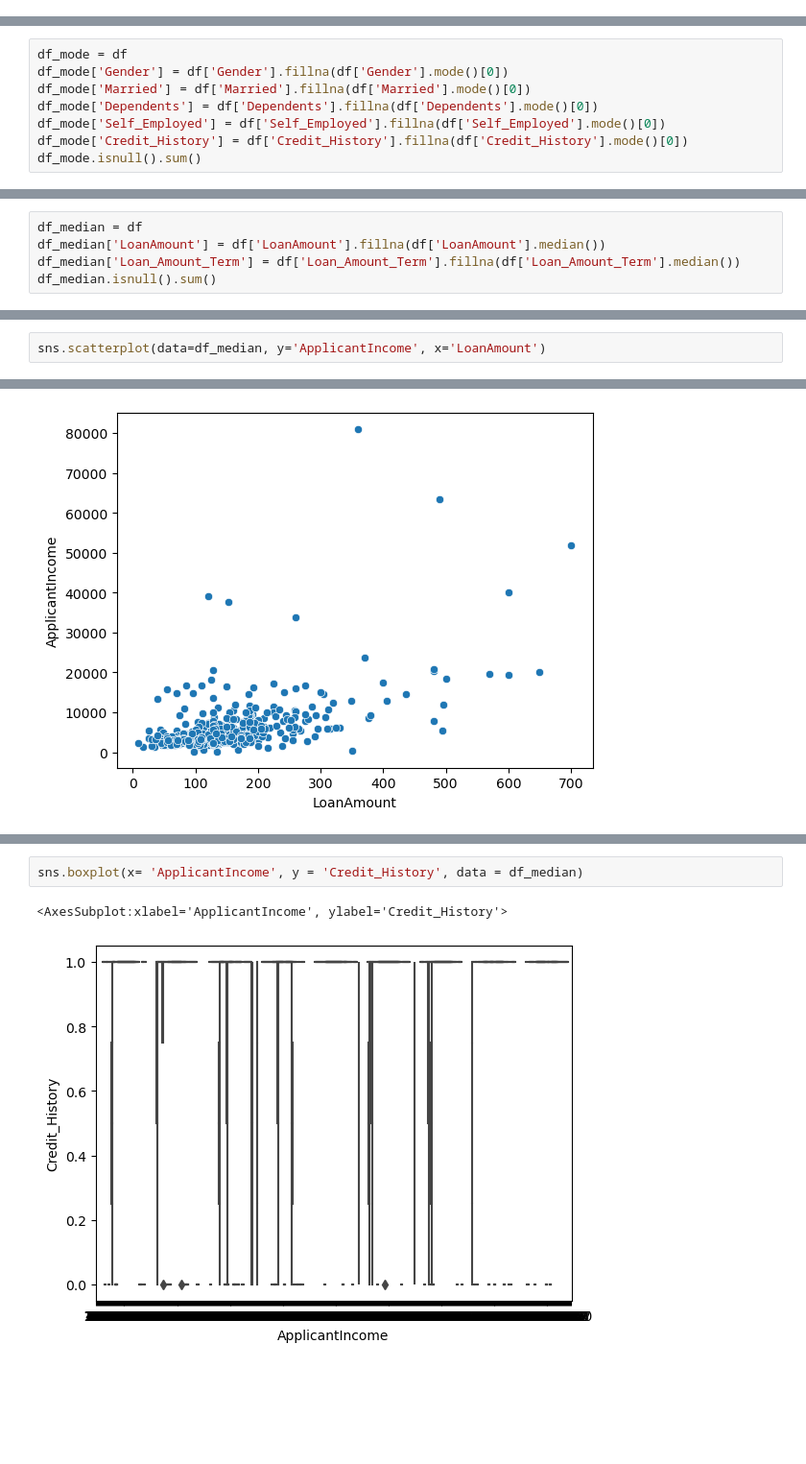
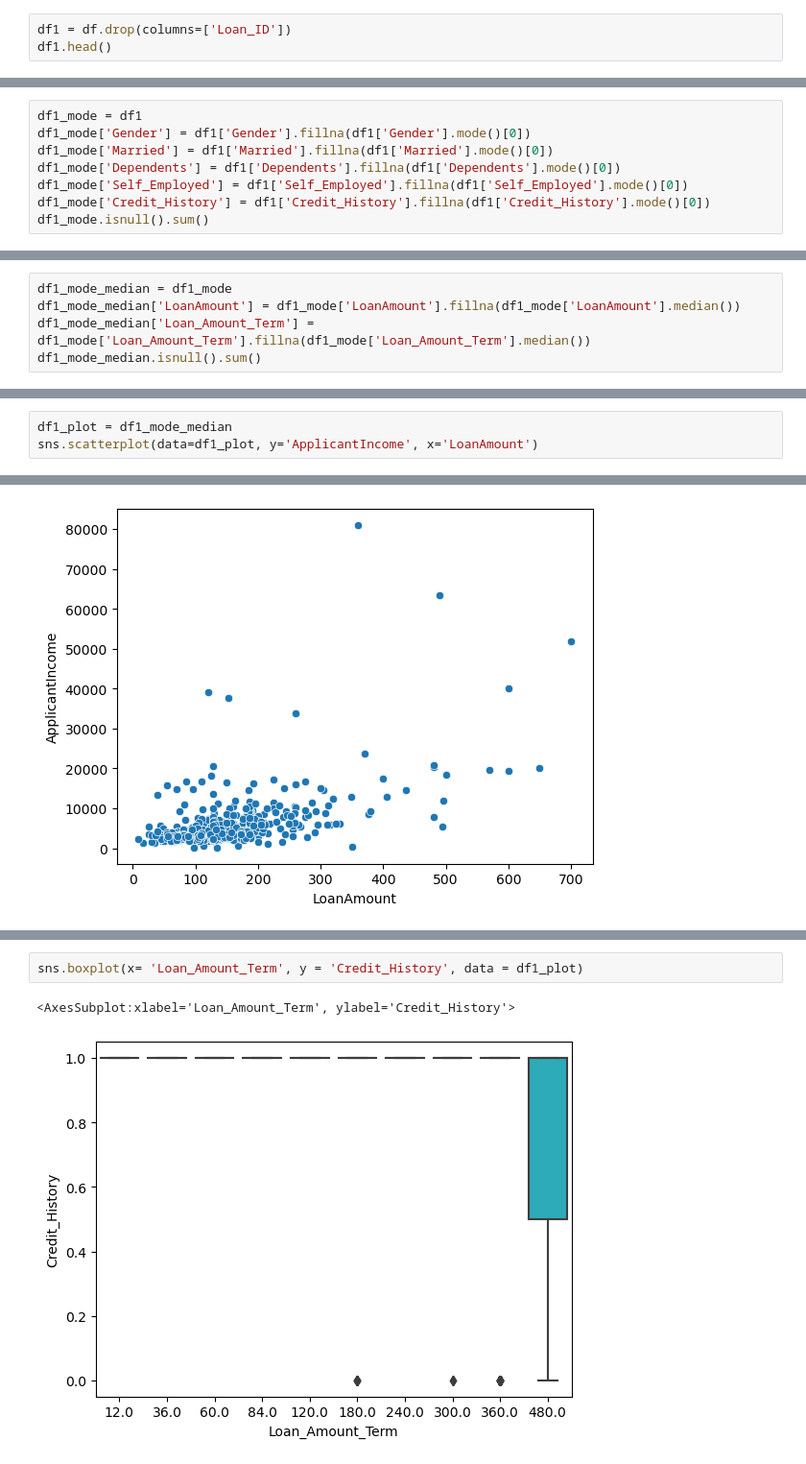
Before and after one commit to masrufjaman/Loan-Eligibility-Prediction, a Jupyter notebook: loan-eligibility-prediction.ipynb, the cells around one changed output, grey strips where cells are left out. Shown at 96% size. Saved outputs shown, nothing was run; the diff lists cells and outputs as text; blank space fills up the shorter version.

```diff
--- a/loan-eligibility-prediction.ipynb
+++ b/loan-eligibility-prediction.ipynb
@@ -28,3 +59,6 @@ df.Loan_ID.duplicated().sum() #check duplicate for Loan_ID column
 df.duplicated().sum()
 # %% [output]
 0
+# %%
+df1 = df.drop(columns=['Loan_ID'])
+df1.head()
@@ -52,9 +92,9 @@ dtype: int64
 # %%
-df_mode = df
-df_mode['Gender'] = df['Gender'].fillna(df['Gender'].mode()[0])
-df_mode['Married'] = df['Married'].fillna(df['Married'].mode()[0])
-df_mode['Dependents'] = df['Dependents'].fillna(df['Dependents'].mode()[0])
-df_mode['Self_Employed'] = df['Self_Employed'].fillna(df['Self_Employed'].mode()[0])
-df_mode['Credit_History'] = df['Credit_History'].fillna(df['Credit_History'].mode()[0])
-df_mode.isnull().sum()
+df1_mode = df1
+df1_mode['Gender'] = df1['Gender'].fillna(df1['Gender'].mode()[0])
+df1_mode['Married'] = df1['Married'].fillna(df1['Married'].mode()[0])
+df1_mode['Dependents'] = df1['Dependents'].fillna(df1['Dependents'].mode()[0])
+df1_mode['Self_Employed'] = df1['Self_Employed'].fillna(df1['Self_Employed'].mode()[0])
+df1_mode['Credit_History'] = df1['Credit_History'].fillna(df1['Credit_History'].mode()[0])
+df1_mode.isnull().sum()
 # %% [output]
@@ -73,8 +112,8 @@ Property_Area         0
 Loan_Status           0
 dtype: int64
 # %%
-df_median = df
-df_median['LoanAmount'] = df['LoanAmount'].fillna(df['LoanAmount'].median())
-df_median['Loan_Amount_Term'] = df['Loan_Amount_Term'].fillna(df['Loan_Amount_Term'].median())
-df_median.isnull().sum()
+df1_mode_median = df1_mode
+df1_mode_median['LoanAmount'] = df1_mode['LoanAmount'].fillna(df1_mode['LoanAmount'].median())
+df1_mode_median['Loan_Amount_Term'] = df1_mode['Loan_Amount_Term'].fillna(df1_mode['Loan_Amount_Term'].median())
+df1_mode_median.isnull().sum()
 # %% [output]
@@ -98,7 +136,8 @@ dtype: int64
 import seaborn as sns
 from matplotlib import pyplot as plt
 # %%
-sns.scatterplot(data=df_median, y='ApplicantIncome', x='LoanAmount')
+df1_plot = df1_mode_median
+sns.scatterplot(data=df1_plot, y='ApplicantIncome', x='LoanAmount')
 # %% [output]
 <AxesSubplot:xlabel='LoanAmount', ylabel='ApplicantIncome'>
 [figure]
@@ -156,8 +195,8 @@ sns.boxplot(x= 'ApplicantIncome', y = 'Self_Employed', data = df_median)
 <AxesSubplot:xlabel='ApplicantIncome', ylabel='Self_Employed'>
 [figure]
 # %%
-sns.boxplot(x= 'ApplicantIncome', y = 'Credit_History', data = df_median)
+sns.boxplot(x= 'Loan_Amount_Term', y = 'Credit_History', data = df1_plot)
 # %% [output]
-<AxesSubplot:xlabel='ApplicantIncome', ylabel='Credit_History'>
+<AxesSubplot:xlabel='Loan_Amount_Term', ylabel='Credit_History'>
-[figure, old version]
+[figure, new version]
 # %% [markdown]
```
Also changed, not shown: parts of 32 cells of this notebook.
